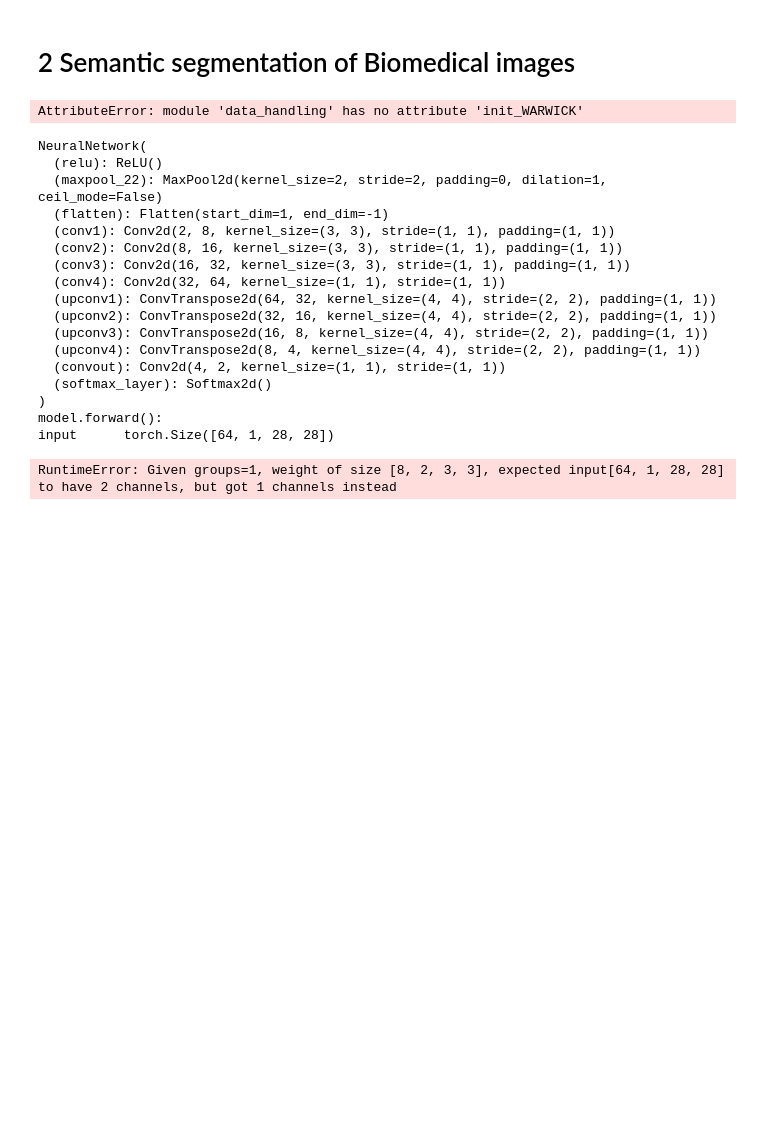
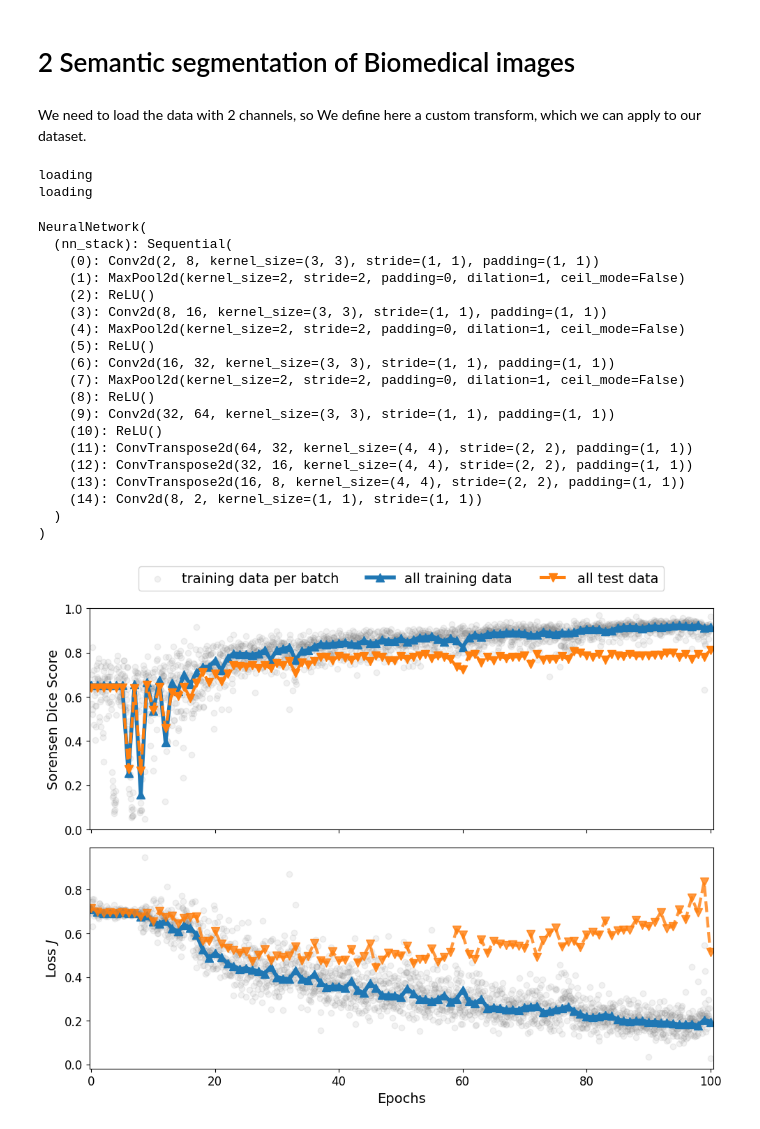
Before and after one commit to pzeiger/DeepLearning, a Jupyter notebook: assignment2/Assignment2.ipynb, the cells around one changed output. Cells and saved outputs as stored; diff of their text form; code cells hidden in the pictures; blank space fills up the shorter version.

```diff
--- a/assignment2/Assignment2.ipynb
+++ b/assignment2/Assignment2.ipynb
@@ -618,43 +360,65 @@ Total train time was 399 s
 # %% [markdown]
 # 2 Semantic segmentation of Biomedical images
 # %%
-batch_size_train_ww = 4          # batch size during training
+batch_size_train_ww = 8          # batch size during training
 batch_size_test_ww = 32          # batch size for the test data
-lr_adam_ww = 1e-2                # learning rate for Stochastic Gradient Descent (SGD)
-nepochs_ww = 10                  # number of epochs to run the training
+lr_adam_ww = 1e-3                # learning rate for Stochastic Gradient Descent (SGD)
+nepochs_ww = 100                 # number of epochs to run the training
+# %% [markdown]
+We need to load the data with 2 channels, so We define here a custom transform, which we can apply to our dataset.
+# %%
+class SorensenDiceCriterion():
+
+    def __init__(self):
+        self.name = "dsc"
+        self.softmax2d = nn.Softmax(dim=1)
+
+    def __call__(self, pred, target, full=False):
+        a = self.softmax2d(pred).argmax(1).bool()
+        b = target.bool()
+        intersect = torch.logical_and(a,b)
+        dice_coeff = (2.0 * intersect.sum(dim=(-1,-2))) / (a.sum(dim=(-1,-2)) + b.sum(dim=(-1,-2)))
+        return [dice_coeff.cpu().numpy()]
 # %%
-dataloader_train_ww, dataloader_test_ww = dh.init_WARWICK(batch_size_train, batch_size_test)
+dataloader_train_ww, dataloader_test_ww = dh.init_warwick(batch_size_train_ww, batch_size_test_ww, device)
 # %% [output]
-AttributeError: module 'data_handling' has no attribute 'init_WARWICK'
+loading
+loading
 # %%
 import ex21_convnn_warwick_pytorch as cnnww
-fname = cnnww.params2fname(nepochs, lr_adam_ww, batch_size_train_ww)
+fname = cnnww.params2fname(nepochs_ww, lr_adam_ww, batch_size_train_ww)
 try:
     mynn = mnn.load_nn(fname)
     print(mynn.model)
 except FileNotFoundError:
     model = cnnww.NeuralNetwork()
-    loss_fn = nn.BCELoss()
+    loss_fn = nn.CrossEntropyLoss(reduction='mean')
     optimizer = torch.optim.Adam(model.parameters(), lr=lr_adam_ww)
-    mynn = mnn.MyNeuralNetwork(model, loss_fn, optimizer, dataloader_train_ww, dataloader_test_ww, device=device)
-    mynn.train(nepochs=nepochs)
-    mynn.to_disk(cnnww.params2fname(nepochs, lr_adam_ww, batch_size_train_ww))
+    mynn = mnn.MyNeuralNetwork(model, loss_fn, optimizer, dataloader_train_ww, dataloader_test_ww,
+                               device=device, criterion=SorensenDiceCriterion())
+    mynn.train(nepochs=nepochs_ww)
+    #mynn.to_disk(cnnww.params2fname(nepochs_ww, lr_adam_ww, batch_size_train_ww))
 # %% [output]
 NeuralNetwork(
-  (relu): ReLU()
-  (maxpool_22): MaxPool2d(kernel_size=2, stride=2, padding=0, dilation=1, ceil_mode=False)
-  (flatten): Flatten(start_dim=1, end_dim=-1)
-  (conv1): Conv2d(2, 8, kernel_size=(3, 3), stride=(1, 1), padding=(1, 1))
-  (conv2): Conv2d(8, 16, kernel_size=(3, 3), stride=(1, 1), padding=(1, 1))
-  (conv3): Conv2d(16, 32, kernel_size=(3, 3), stride=(1, 1), padding=(1, 1))
-  (conv4): Conv2d(32, 64, kernel_size=(1, 1), stride=(1, 1))
-  (upconv1): ConvTranspose2d(64, 32, kernel_size=(4, 4), stride=(2, 2), padding=(1, 1))
-  (upconv2): ConvTranspose2d(32, 16, kernel_size=(4, 4), stride=(2, 2), padding=(1, 1))
-  (upconv3): ConvTranspose2d(16, 8, kernel_size=(4, 4), stride=(2, 2), padding=(1, 1))
-  (upconv4): ConvTranspose2d(8, 4, kernel_size=(4, 4), stride=(2, 2), padding=(1, 1))
-  (convout): Conv2d(4, 2, kernel_size=(1, 1), stride=(1, 1))
-  (softmax_layer): Softmax2d()
+  (nn_stack): Sequential(
+    (0): Conv2d(2, 8, kernel_size=(3, 3), stride=(1, 1), padding=(1, 1))
+    (1): MaxPool2d(kernel_size=2, stride=2, padding=0, dilation=1, ceil_mode=False)
+    (2): ReLU()
+    (3): Conv2d(8, 16, kernel_size=(3, 3), stride=(1, 1), padding=(1, 1))
+    (4): MaxPool2d(kernel_size=2, stride=2, padding=0, dilation=1, ceil_mode=False)
+    (5): ReLU()
+    (6): Conv2d(16, 32, kernel_size=(3, 3), stride=(1, 1), padding=(1, 1))
+    (7): MaxPool2d(kernel_size=2, stride=2, padding=0, dilation=1, ceil_mode=False)
+    (8): ReLU()
+    (9): Conv2d(32, 64, kernel_size=(3, 3), stride=(1, 1), padding=(1, 1))
+    (10): ReLU()
+    (11): ConvTranspose2d(64, 32, kernel_size=(4, 4), stride=(2, 2), padding=(1, 1))
+    (12): ConvTranspose2d(32, 16, kernel_size=(4, 4), stride=(2, 2), padding=(1, 1))
+    (13): ConvTranspose2d(16, 8, kernel_size=(4, 4), stride=(2, 2), padding=(1, 1))
+    (14): Conv2d(8, 2, kernel_size=(1, 1), stride=(1, 1))
+  )
 )
-model.forward():
-input      torch.Size([64, 1, 28, 28])
-RuntimeError: Given groups=1, weight of size [8, 2, 3, 3], expected input[64, 1, 28, 28] to have 2 channels, but got 1 channels instead
+# %%
+fig, axs, axins = mpf.plot_acc_loss_ww(mynn.log2pandas(), len(mynn.dataloader_train))
+# %% [output]
+[figure, added]
```
Also changed, not shown: parts of 41 cells of this notebook, 7 other files.
